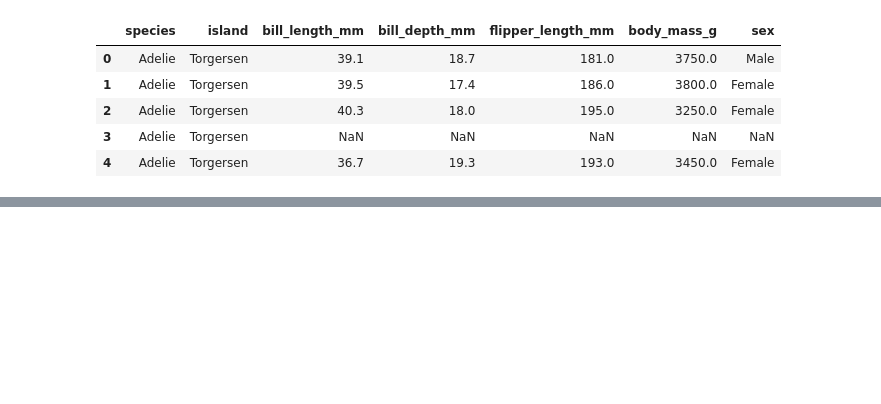
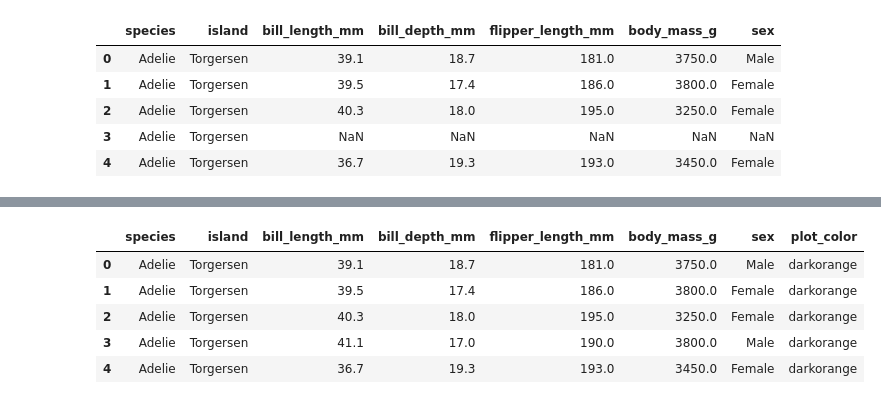
Before and after one commit to nils-holmberg/cca-cce, a Jupyter notebook: res/jnb/232.ipynb, the cells around one changed output, grey strips where cells are left out. Cells and saved outputs as stored; diff of their text form; code cells hidden in the pictures; blank space fills up the shorter version.

```diff
--- a/res/jnb/232.ipynb
+++ b/res/jnb/232.ipynb
@@ -64,0 +147,18 @@ penguins_df.head()
+# %%
+# since each of the 3 penguin species present in the dataset has a particular color associated, adding a color column to the dataset to keep track of the color associated with a specie.
+
+cls = {
+"Adelie": "darkorange",
+"Gentoo": "teal",
+"Chinstrap": "mediumorchid",
+}
+
+penguins_df["plot_color"] = penguins_df["species"].apply(lambda x: cls[x])
+penguins_df.head()
+# %% [output]
+|  | species | island | bill_length_mm | bill_depth_mm | flipper_length_mm | body_mass_g | sex | plot_color |
+| 0 | Adelie | Torgersen | 39.1 | 18.7 | 181.0 | 3750.0 | Male | darkorange |
+| 1 | Adelie | Torgersen | 39.5 | 17.4 | 186.0 | 3800.0 | Female | darkorange |
+| 2 | Adelie | Torgersen | 40.3 | 18.0 | 195.0 | 3250.0 | Female | darkorange |
+| 3 | Adelie | Torgersen | 41.1 | 17.0 | 190.0 | 3800.0 | Male | darkorange |
+| 4 | Adelie | Torgersen | 36.7 | 19.3 | 193.0 | 3450.0 | Female | darkorange |
```
Also changed, not shown: parts of 24 cells of this notebook, 6 other files.
